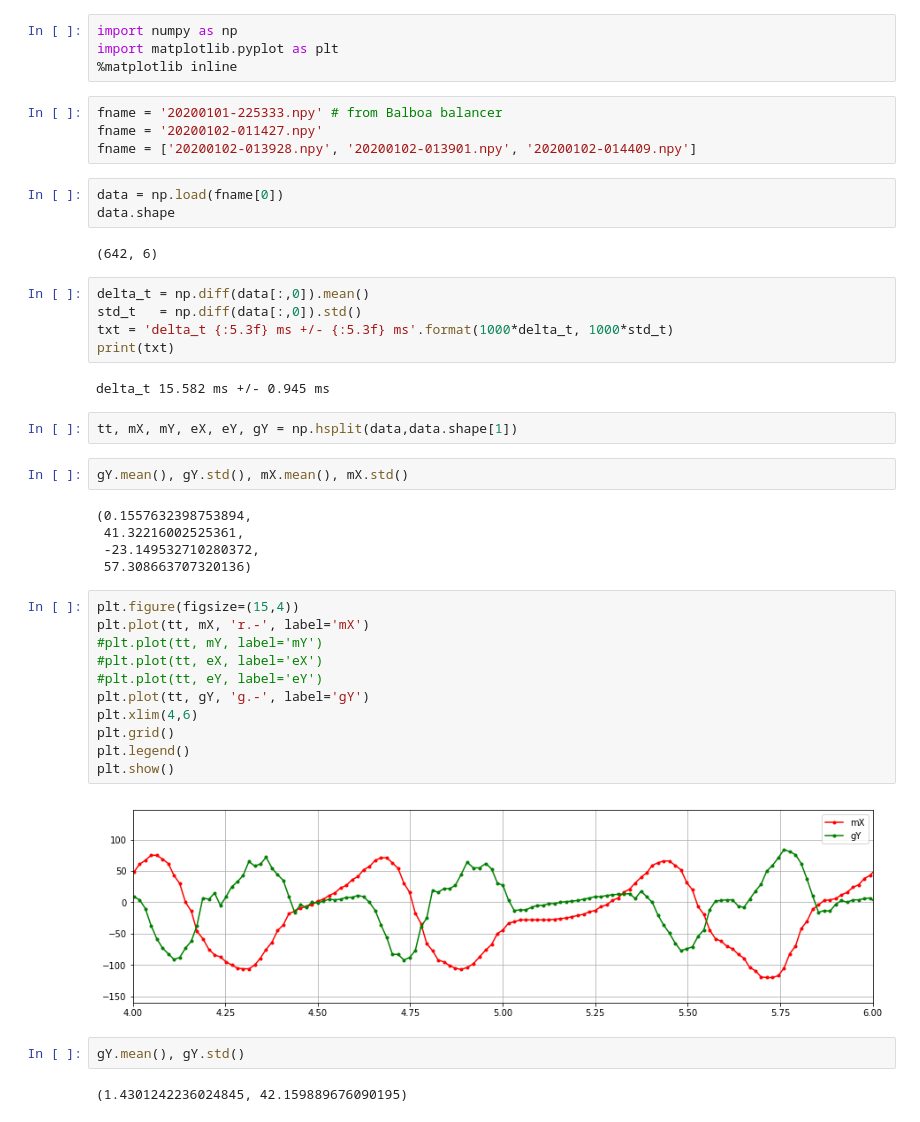
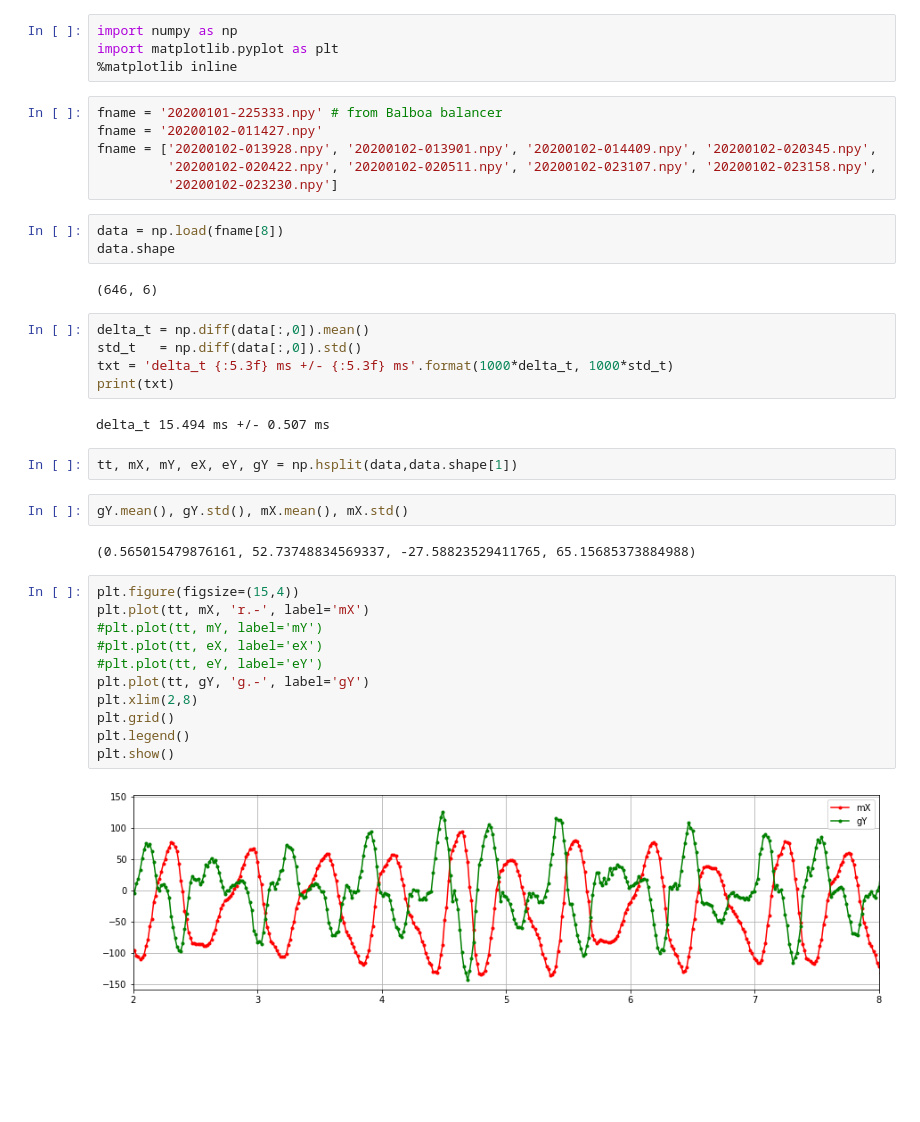
Before and after one commit to wesmith/BalancerRPiSlave, a Jupyter notebook: pi/server_for_BalancerRPiSlave/data/analyze_balancer_data.ipynb, the cells around one changed output. Cells and saved outputs as stored; diff of their text form; blank space fills up the shorter version.

Commit message:
data analysis

```diff
--- a/pi/server_for_BalancerRPiSlave/data/analyze_balancer_data.ipynb
+++ b/pi/server_for_BalancerRPiSlave/data/analyze_balancer_data.ipynb
@@ -8,42 +8,37 @@ import matplotlib.pyplot as plt
 # %%
 fname = '20200101-225333.npy' # from Balboa balancer
 fname = '20200102-011427.npy'
-fname = ['20200102-013928.npy', '20200102-013901.npy', '20200102-014409.npy']
+fname = ['20200102-013928.npy', '20200102-013901.npy', '20200102-014409.npy', '20200102-020345.npy',
+         '20200102-020422.npy', '20200102-020511.npy', '20200102-023107.npy', '20200102-023158.npy',
+         '20200102-023230.npy']
 # %%
-data = np.load(fname[0])
+data = np.load(fname[8])
 data.shape
 # %% [output]
-(642, 6)
+(646, 6)
 # %%
 delta_t = np.diff(data[:,0]).mean()
 std_t   = np.diff(data[:,0]).std()
 txt = 'delta_t {:5.3f} ms +/- {:5.3f} ms'.format(1000*delta_t, 1000*std_t)
 print(txt)
 # %% [output]
-delta_t 15.582 ms +/- 0.945 ms
+delta_t 15.494 ms +/- 0.507 ms
 # %%
 tt, mX, mY, eX, eY, gY = np.hsplit(data,data.shape[1])
 # %%
 gY.mean(), gY.std(), mX.mean(), mX.std()
 # %% [output]
-(0.1557632398753894,
- 41.32216002525361,
- -23.149532710280372,
- 57.308663707320136)
+(0.565015479876161, 52.73748834569337, -27.58823529411765, 65.15685373884988)
 # %%
 plt.figure(figsize=(15,4))
 plt.plot(tt, mX, 'r.-', label='mX')
 #plt.plot(tt, mY, label='mY')
 #plt.plot(tt, eX, label='eX')
 #plt.plot(tt, eY, label='eY')
 plt.plot(tt, gY, 'g.-', label='gY')
-plt.xlim(4,6)
+plt.xlim(2,8)
 plt.grid()
 plt.legend()
 plt.show()
 # %% [output]
-[figure, old version]
+[figure, new version]
-# %%
-gY.mean(), gY.std()
-# %% [output]
-(1.4301242236024845, 42.159889676090195)
```
